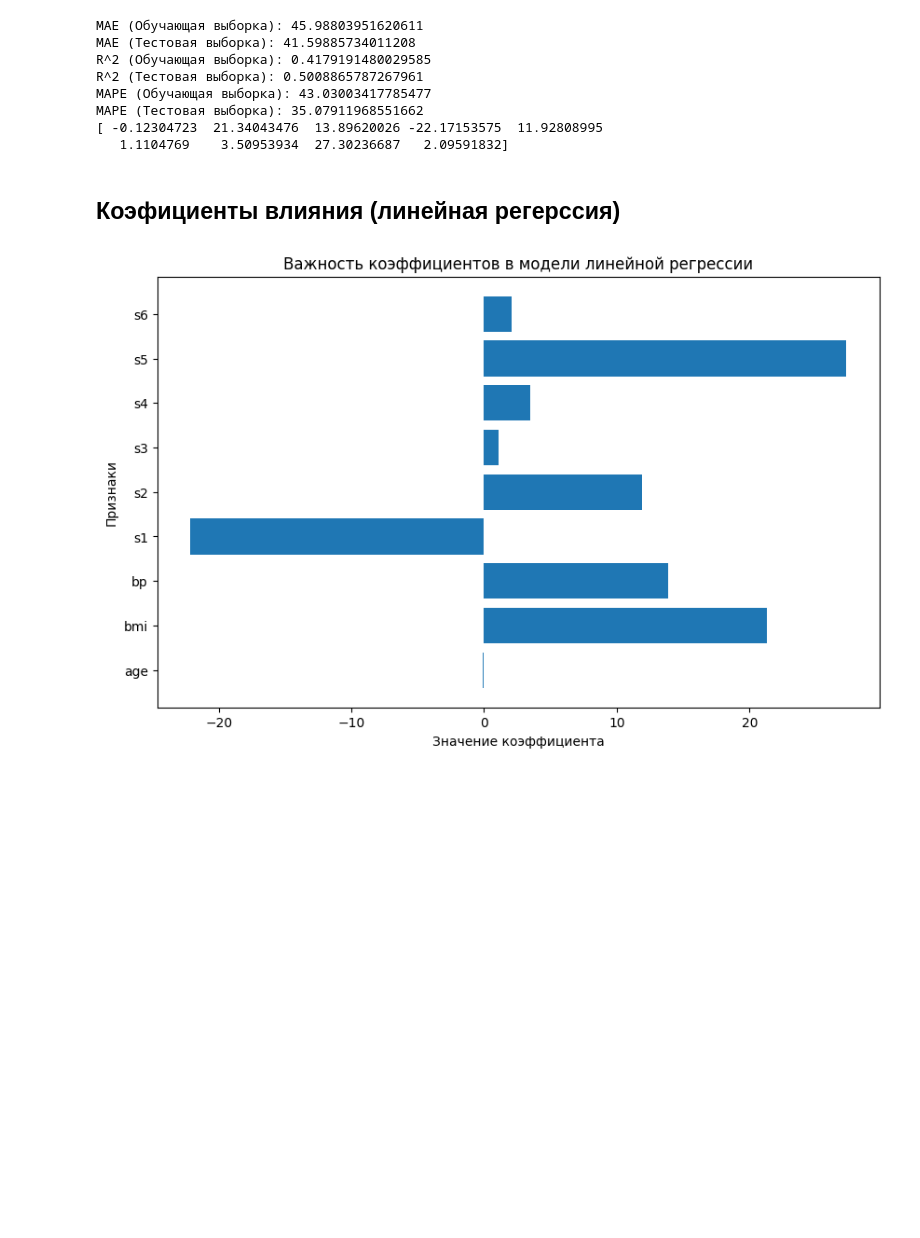
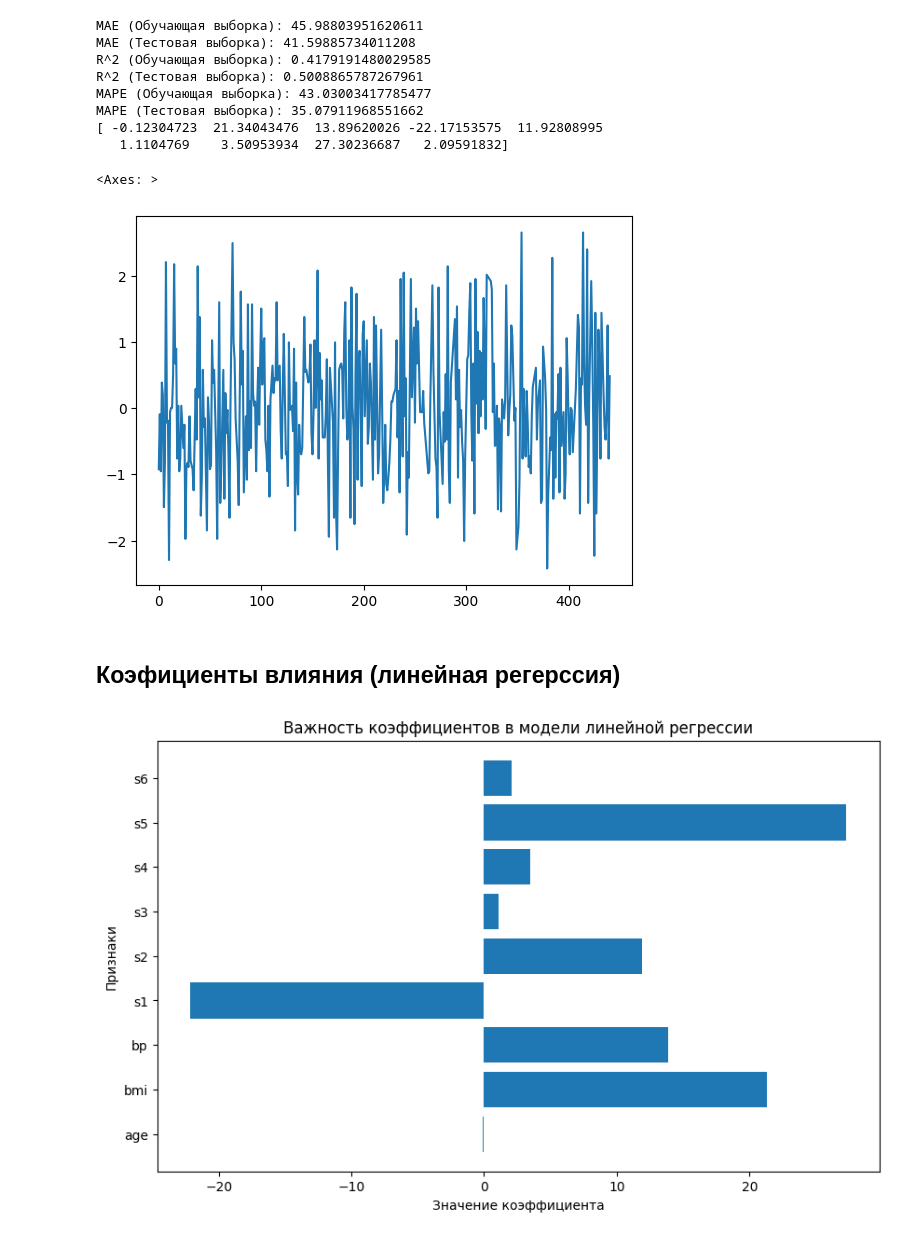
Before and after one commit to Letch49/ML_vvsu_2024, a Jupyter notebook: Machine_learning_example.ipynb, the cells around one changed output. Saved outputs shown, nothing was run; the diff lists cells and outputs as text; code cells hidden in the pictures; blank space fills up the shorter version.

```diff
--- a/Machine_learning_example.ipynb
+++ b/Machine_learning_example.ipynb
@@ -244,7 +252,9 @@ for col in df.select_dtypes(include=['float64']).columns:
   outlieres = find_outliers_two_means(df[col])
   index = outlieres.index
   print(f'Column: {col}, outlieres: {outlieres.to_numpy()}, index: {index}')
-  [outlier_indexes.add(item) for item in index]
+
+  for item in index:
+      outlier_indexes.add(item)
 
 df_no_outlier = df.copy()
 df_no_outlier.drop(list(outlier_indexes), inplace=True)
@@ -546,6 +692,11 @@ MAPE (Обучающая выборка): 43.03003417785477
 MAPE (Тестовая выборка): 35.07911968551662
 [ -0.12304723  21.34043476  13.89620026 -22.17153575  11.92808995
    1.1104769    3.50953934  27.30236687   2.09591832]
+# %%
+df_standarted.s1.plot()
+# %% [output]
+<Axes: >
+[figure, added]
 # %% [markdown]
 ## Коэфициенты влияния (линейная регерссия)
 # %%
```
Also changed, not shown: parts of 19 cells of this notebook.
